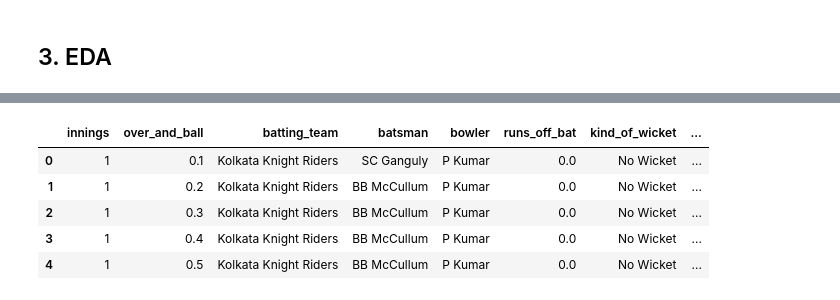
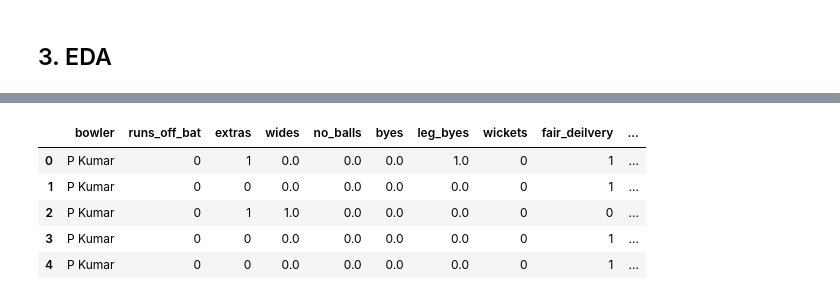
Before and after one commit to khyatidesai09/IPLMenAnalysis, a Jupyter notebook: ipl_analysis.ipynb, the cells around one changed output, grey strips where cells are left out. Drawn from its saved outputs; the diff is of its cells as text; code cells hidden in the pictures.

Commit message:
added batting and bowling analysis

```diff
--- a/ipl_analysis.ipynb
+++ b/ipl_analysis.ipynb
@@ -216,0 +307,4 @@ batting_data = main_dataframe[batting_cols]
+# %%
+# adding a column to identify if the ball was faced by batsman or not to calculate strike rate
+
+main_dataframe['ball_faced_or_not']=main_dataframe[['extras','no_balls']].apply(lambda x : 1 if (x.extras==0) or (x.extras>1 and x.no_balls>1) else 0,axis=1)
@@ -216,0 +369,2 @@ batting_data = main_dataframe[batting_cols]
+# %%
+bowler_data=main_dataframe[['bowler', 'runs_off_bat', 'extras', 'wides', 'no_balls', 'byes', 'leg_byes', 'wickets']]
@@ -216,0 +387,2 @@ batting_data = main_dataframe[batting_cols]
+# %%
+bowler_data['fair_deilvery']=bowler_data[['wides','no_balls']].apply(lambda x : 1 if (x.wides==0 and x.no_balls==0) else 0, axis=1)
@@ -216,0 +411,2 @@ batting_data = main_dataframe[batting_cols]
+# %%
+bowler_data['runs_given']=bowler_data[['runs_off_bat','extras','byes','leg_byes']].apply(lambda x : (x.runs_off_bat+x.extras) if (x.byes==0 and x.leg_byes==0) else 0,axis=1)
@@ -217,9 +419,9 @@ batting_data = main_dataframe[batting_cols]
 # %%
-batting_data.head()
+bowler_data.head()
 # %% [output]
-|  | innings | over_and_ball | batting_team | batsman | bowler | runs_off_bat | kind_of_wicket | ... |
-| 0 | 1 | 0.1 | Kolkata Knight Riders | SC Ganguly | P Kumar | 0.0 | No Wicket | ... |
-| 1 | 1 | 0.2 | Kolkata Knight Riders | BB McCullum | P Kumar | 0.0 | No Wicket | ... |
-| 2 | 1 | 0.3 | Kolkata Knight Riders | BB McCullum | P Kumar | 0.0 | No Wicket | ... |
-| 3 | 1 | 0.4 | Kolkata Knight Riders | BB McCullum | P Kumar | 0.0 | No Wicket | ... |
-| 4 | 1 | 0.5 | Kolkata Knight Riders | BB McCullum | P Kumar | 0.0 | No Wicket | ... |
+|  | bowler | runs_off_bat | extras | wides | no_balls | byes | leg_byes | wickets | fair_deilvery | ... |
+| 0 | P Kumar | 0 | 1 | 0.0 | 0.0 | 0.0 | 1.0 | 0 | 1 | ... |
+| 1 | P Kumar | 0 | 0 | 0.0 | 0.0 | 0.0 | 0.0 | 0 | 1 | ... |
+| 2 | P Kumar | 0 | 1 | 1.0 | 0.0 | 0.0 | 0.0 | 0 | 0 | ... |
+| 3 | P Kumar | 0 | 0 | 0.0 | 0.0 | 0.0 | 0.0 | 0 | 1 | ... |
+| 4 | P Kumar | 0 | 0 | 0.0 | 0.0 | 0.0 | 0.0 | 0 | 1 | ... |
```
Also changed, not shown: parts of 82 cells of this notebook.
